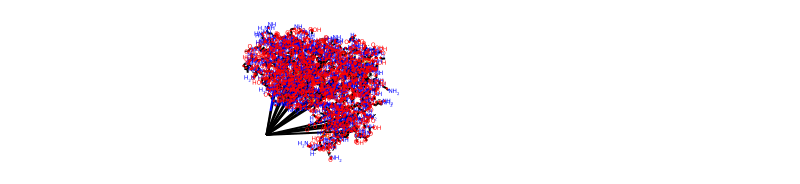
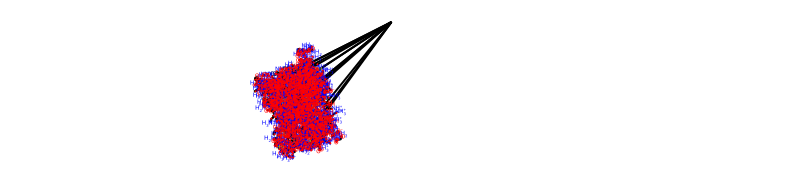
Before and after one commit to Iwomichu/structure-based-admet-prediction, a Jupyter notebook: notebooks/Example Pipeline.ipynb, the cells around one changed output. Cells and saved outputs as stored; diff of their text form; code cells hidden in the pictures.

```diff
--- a/notebooks/Example Pipeline.ipynb
+++ b/notebooks/Example Pipeline.ipynb
@@ -19,10 +19,8 @@ featurizer = ProlifSminaFeaturizer(config, logging.DEBUG)
 # %%
 import rdkit.Chem
 
-with open('4ivt.pdb', 'r') as f:
-    protein = rdkit.Chem.MolFromPDBBlock(f.read())
-
+protein = rdkit.Chem.MolFromPDBFile("../4nz2_CYP2C9_cleaned.pdb")
 protein
 # %% [output]
-[figure, old version]
+[figure, new version]
 # %%
```
Also changed, not shown: parts of 3 cells of this notebook, 7 other files.
